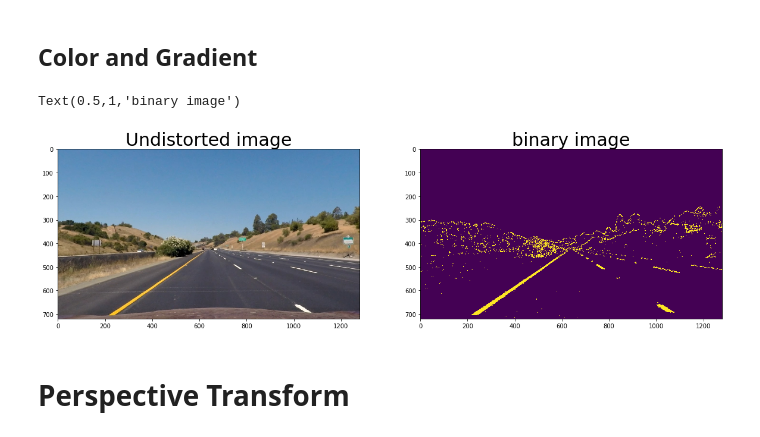
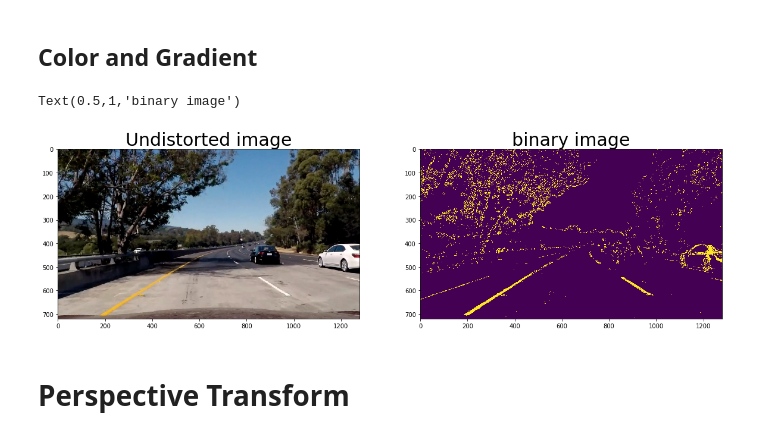
Before and after one commit to YuxiBupt/CarND-Advanced-Lane-Lines, a Jupyter notebook: Avanced-Lane-Finding.ipynb, the cells around one changed output. Saved outputs shown, nothing was run; the diff lists cells and outputs as text; code cells hidden in the pictures.

```diff
--- a/Avanced-Lane-Finding.ipynb
+++ b/Avanced-Lane-Finding.ipynb
@@ -97,7 +97,7 @@ def load_road_images():
     return road_images
 
 road_images = load_road_images()
-road_image_num = 7
+road_image_num = 1
 road_image = road_images[road_image_num]
 plt.imshow(road_image)
 # %% [output]
@@ -222,6 +222,9 @@ def channel_threshhold(image_channel, thresh=(150, 255)):
 
 def to_hls(image):
     return cv2.cvtColor(image, cv2.COLOR_RGB2HLS)
+
+def to_hsv(image):
+    return cv2.cvtColor(image, cv2.COLOR_RGB2HSV)
 
 def to_r(image):
     return image[:, :, 0]
@@ -243,6 +246,10 @@ def to_l(image):
 def to_s(image):
     hls = to_hls(image);
     return hls[:,:,2]
+
+def to_v(image):
+    hsv = to_hsv(image)
+    return hsv[:, :, 2]
 # %% [markdown]
 ## Gray Thresholding
 # %%
@@ -307,31 +321,32 @@ Text(0.5,1,'Saturation')
 # %%
 def get_binary_image(image):
     s_color_thresh = channel_threshhold(to_s(image))
+    v_color_thresh = channel_threshhold(to_v(image))
     x_grad = abs_sobel_threshold(to_gray(image), orient='x', thresh=(20, 255))
     y_grad = abs_sobel_threshold(to_gray(image), orient='y', thresh=(20, 255))
 
     combined = np.zeros_like(x_gray_binary)
     combined[((x_grad == 1) & (y_grad == 1)) \
-               | (s_color_thresh == 1)] = 1
+               | ((s_color_thresh == 1) & (v_color_thresh == 1))] = 1
     return combined
 
 combined_images = []
 
 for i, image in enumerate(undistorted_images):
     combined = get_binary_image(image)
     plt.imsave('binary/binary-{}.jpg'.format(i), combined)
     combined_images.append(combined)
 
 combined_image = combined_images[road_image_num]
 
 f, (ax1, ax2) = plt.subplots(1, 2, figsize=(20,10))
 ax1.imshow(undistorted_image)
 ax1.set_title('Undistorted image', fontsize=30)
 ax2.imshow(combined_image)
 ax2.set_title('binary image', fontsize=30)
 # %% [output]
 Text(0.5,1,'binary image')
-[figure, old version]
+[figure, new version]
 # %% [markdown]
 # Perspective Transform
 # %% [markdown]
```
Also changed, not shown: parts of 25 cells of this notebook, 56 other files.
